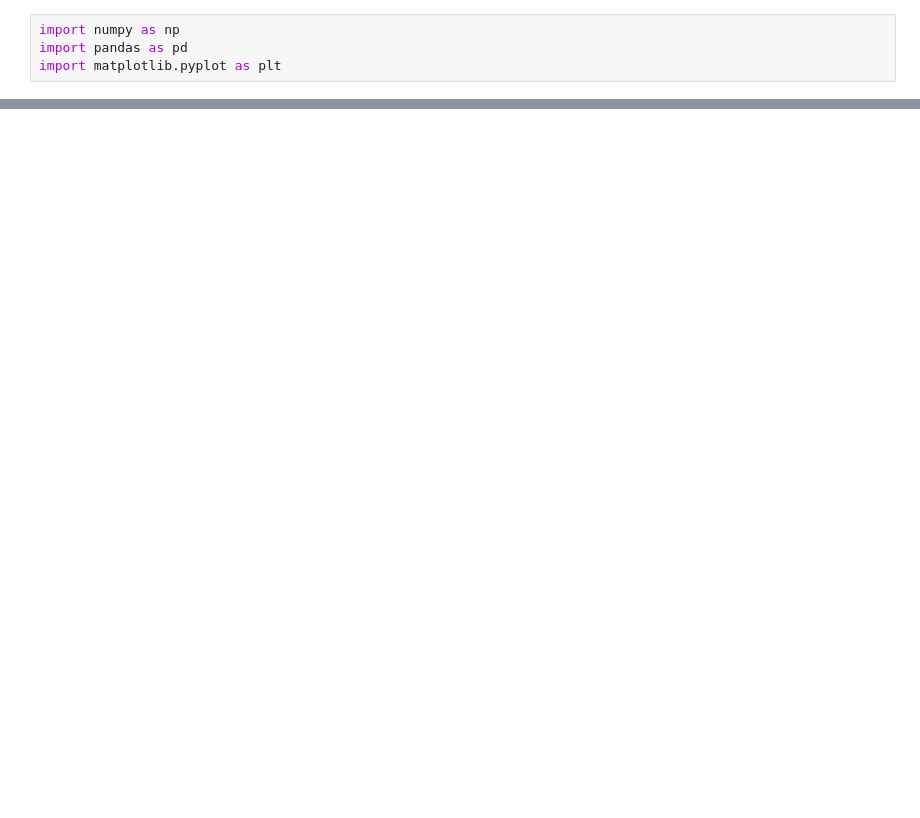
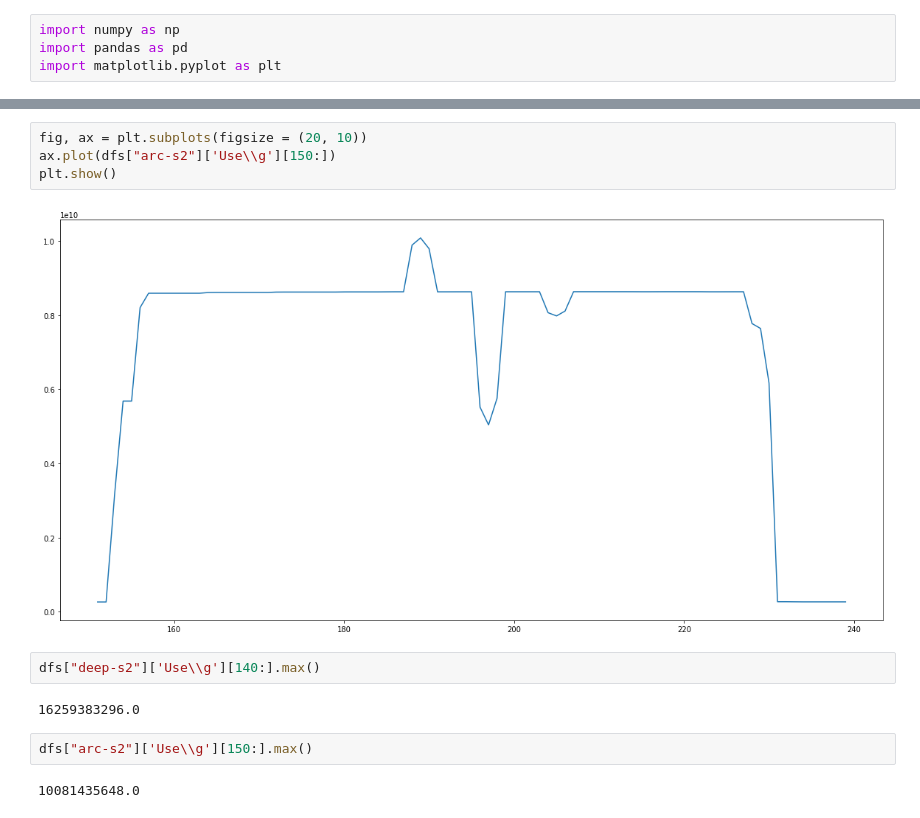
Before and after one commit to ShinsakuOkazaki/master-thesis, a Jupyter notebook: project/rust_knn_streaming/analysis/Untitled.ipynb, the cells around one changed output, grey strips where cells are left out. Cells and saved outputs as stored; diff of their text form; blank space fills up the shorter version.

```diff
--- a/project/rust_knn_streaming/analysis/Untitled.ipynb
+++ b/project/rust_knn_streaming/analysis/Untitled.ipynb
@@ -53,0 +55,14 @@ plt.show()
+# %%
+fig, ax = plt.subplots(figsize = (20, 10))
+ax.plot(dfs["arc-s2"]['Use\\g'][150:])
+plt.show()
+# %% [output]
+[figure, added]
+# %%
+dfs["deep-s2"]['Use\\g'][140:].max()
+# %% [output]
+16259383296.0
+# %%
+dfs["arc-s2"]['Use\\g'][150:].max()
+# %% [output]
+10081435648.0
```
Also changed, not shown: parts of 13 cells of this notebook, 22 other files.
